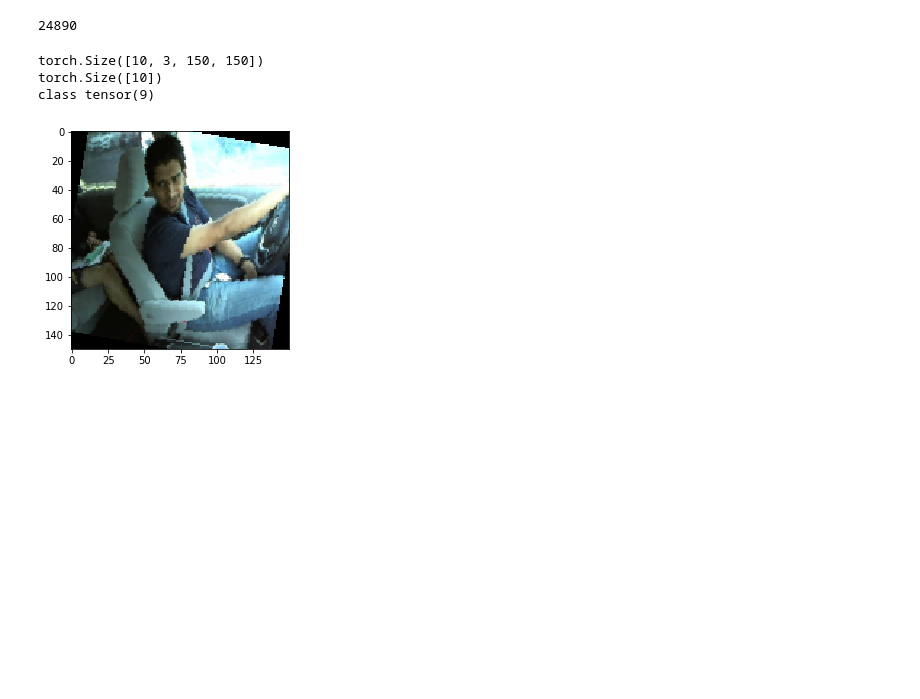
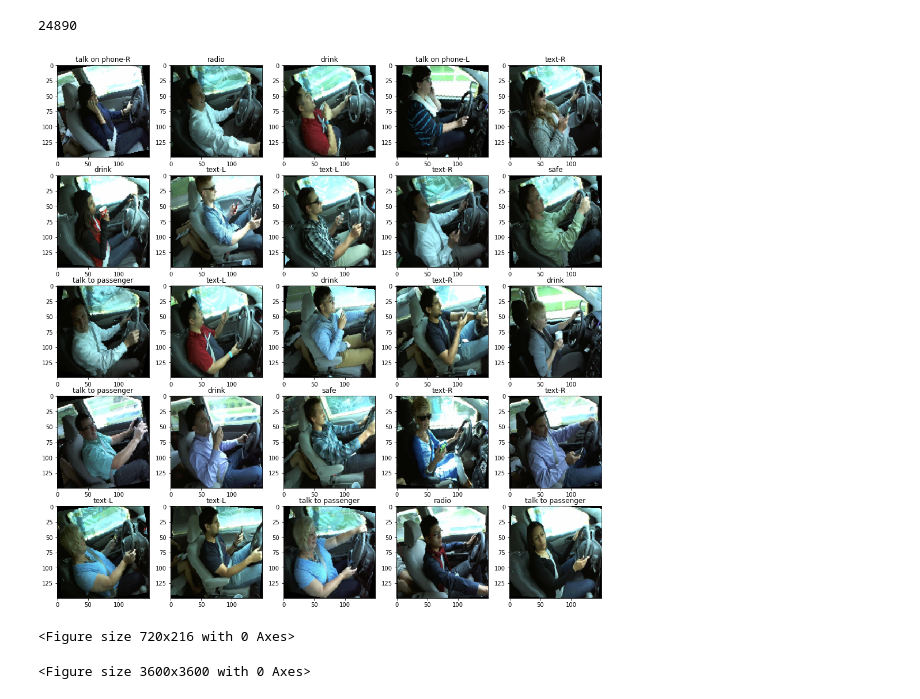
Before and after one commit to Mainakdeb/eyes-on-the-road, a Jupyter notebook: train-motor-sentinel.ipynb, the cells around one changed output. Cells and saved outputs as stored; diff of their text form; code cells hidden in the pictures; blank space fills up the shorter version.

```diff
--- a/train-motor-sentinel.ipynb
+++ b/train-motor-sentinel.ipynb
@@ -126,15 +153,12 @@ class C_Dataset(Dataset):
 # %%
-local_train_path='./state-farm-distracted-driver-detection_old/imgs/train'
-
-kaggle_train_path='../input/state-farm-distracted-driver-detection/imgs/train'
-
 data = C_Dataset('balanced.csv',
-               local_train_path,
+               '../input/state-farm-distracted-driver-detection/imgs/train',
                 transform = transforms.Compose([
                                                 transforms.ToPILImage(),
                                                 transforms.Resize((150,150), interpolation=2),
                                                 transforms.RandomRotation(10),
-                                                transforms.ToTensor()
+                                                transforms.ToTensor(),
+                                                #AddGaussianNoise(0., 0.05)
                                                 ])
                 )
 
@@ -142,34 +166,44 @@ print(len(data))
 # %% [output]
 24890
 # %%
-train_set, val_set = torch.utils.data.random_split(data, [len(data)-2000, 2000])
+train_set, val_set = torch.utils.data.random_split(data, [len(data)-4000, 4000])
 # %%
 train_loader_1 = torch.utils.data.DataLoader(
     train_set
     ,batch_size=10
     ,shuffle=True
 )
 
-for labels,images in (train_loader_1):
-            print(images.shape)
-            print(labels.shape)
-            print("class", labels[0])
+class_list = ['safe', 'text-R', 'talk on phone-R', 'text-L', 'talk on phone-L', 'radio', 'drink'
+, 'reach behind', 'hair/make-up', 'talk to passenger']
+fig, axs = plt.subplots(5, 5, figsize=(17,17))
+fig = plt.figure(figsize=(10,3))
+trans = transforms.ToPILImage()
+plt.figure(figsize=(50,50))
+
+for i in range(5):
+    for j in range(5):
+        for labels,images in (train_loader_1):
+
             x=np.transpose(images[0], (1, 2, 0))
-            plt.imshow(x, interpolation='none')
+            class_number = labels[0].item()
+            im_label=class_list[class_number]
+            axs[j,i].imshow(x, interpolation='none')
+            axs[j,i].title.set_text(im_label)
             break
+plt.show()
 
 # c0: safe driving
 # c1: texting - right
 # c2: talking on the phone - right
 # c3: texting - left
 # c4: talking on the phone - left
 # c5: operating the radio
 # c6: drinking
 # c7: reaching behind
 # c8: hair and makeup
 # c9: talking to passenger
 # %% [output]
+[figure, new version]
-torch.Size([10, 3, 150, 150])
-torch.Size([10])
-class tensor(9)
+<Figure size 720x216 with 0 Axes>
-[figure, old version]
+<Figure size 3600x3600 with 0 Axes>
```
Also changed, not shown: parts of 9 cells of this notebook.
